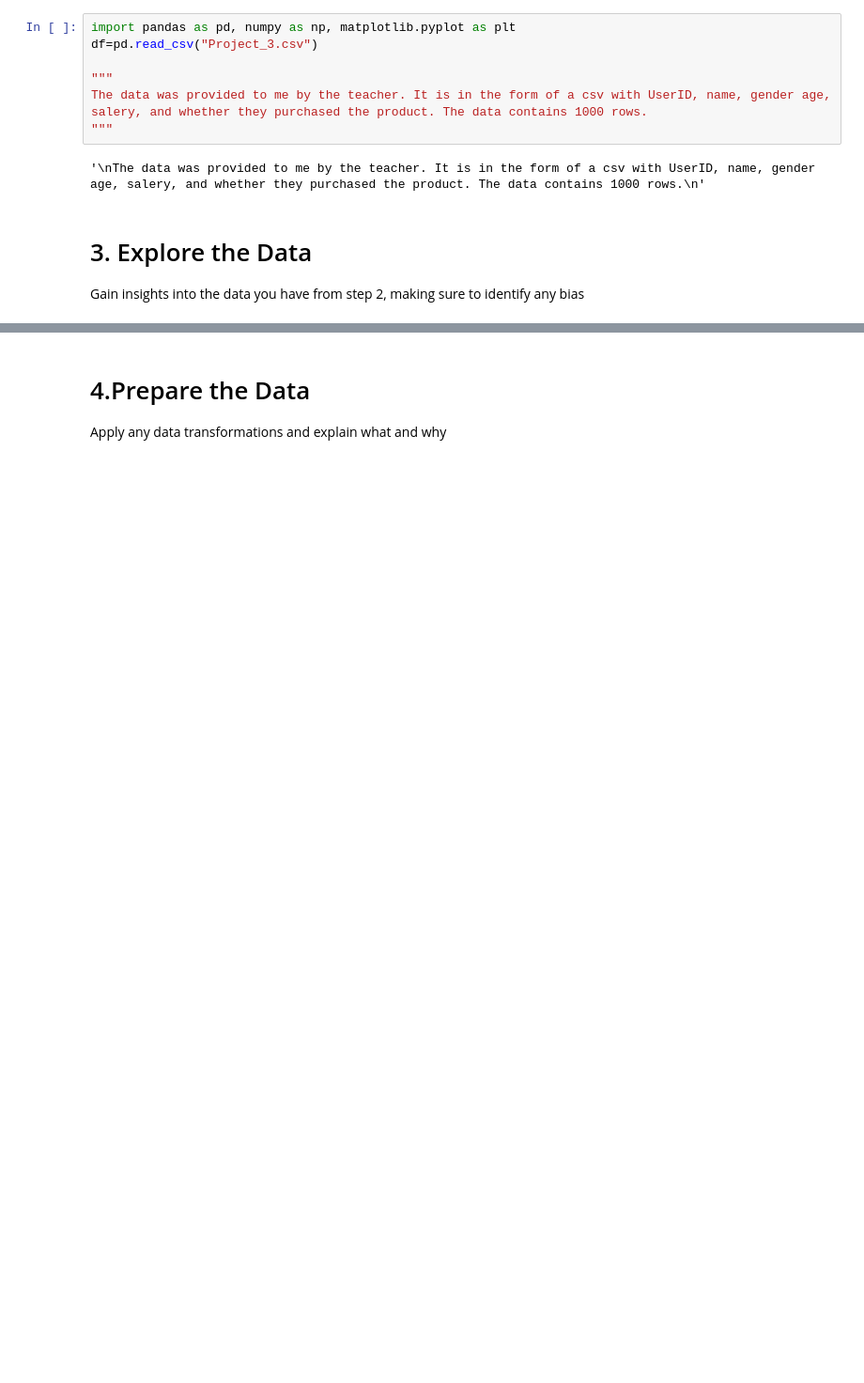
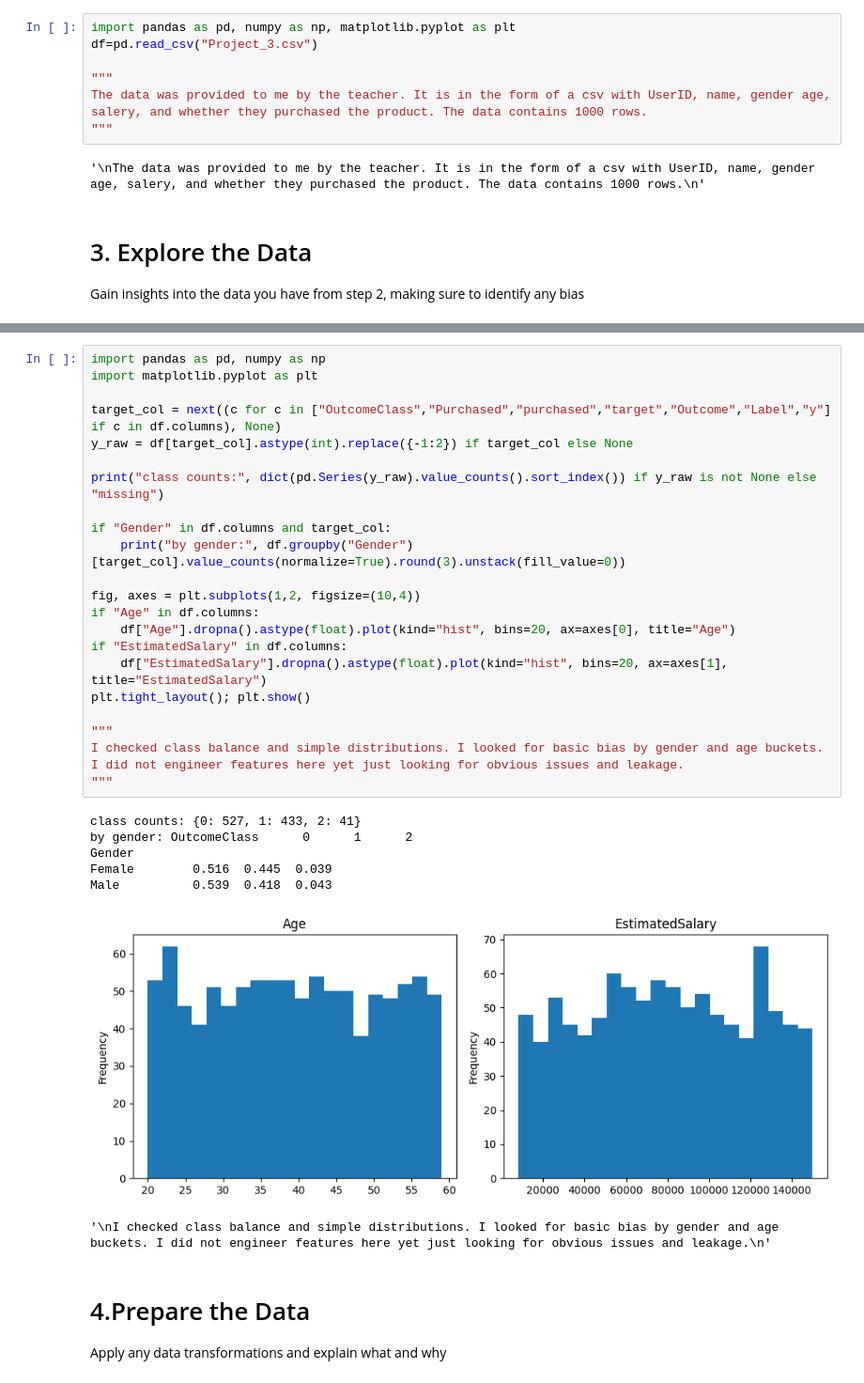
Before and after one commit to Andrey199123/Machine-Learning, a Jupyter notebook: Project_3/Project_3.ipynb, the cells around one changed output, grey strips where cells are left out. Shown: that part at 94% size. Cells and saved outputs as stored; diff of their text form; blank space fills up the shorter version.

```diff
--- a/Project_3/Project_3.ipynb
+++ b/Project_3/Project_3.ipynb
@@ -76,3 +51,33 @@ Therefore, I plan on exponentiating the data to see if that feature can help me
+# %%
+import pandas as pd, numpy as np
+import matplotlib.pyplot as plt
+
+target_col = next((c for c in ["OutcomeClass","Purchased","purchased","target","Outcome","Label","y"] if c in df.columns), None)
+y_raw = df[target_col].astype(int).replace({-1:2}) if target_col else None
+
+print("class counts:", dict(pd.Series(y_raw).value_counts().sort_index()) if y_raw is not None else "missing")
+
+if "Gender" in df.columns and target_col:
+    print("by gender:", df.groupby("Gender")[target_col].value_counts(normalize=True).round(3).unstack(fill_value=0))
+
+fig, axes = plt.subplots(1,2, figsize=(10,4))
+if "Age" in df.columns:
+    df["Age"].dropna().astype(float).plot(kind="hist", bins=20, ax=axes[0], title="Age")
+if "EstimatedSalary" in df.columns:
+    df["EstimatedSalary"].dropna().astype(float).plot(kind="hist", bins=20, ax=axes[1], title="EstimatedSalary")
+plt.tight_layout(); plt.show()
+
+"""
+I checked class balance and simple distributions. I looked for basic bias by gender and age buckets. I did not engineer features here yet just looking for obvious issues and leakage.
+"""
+# %% [output]
+class counts: {0: 527, 1: 433, 2: 41}
+by gender: OutcomeClass      0      1      2
+Gender
+Female        0.516  0.445  0.039
+Male          0.539  0.418  0.043
+[figure, added]
+'\nI checked class balance and simple distributions. I looked for basic bias by gender and age buckets. I did not engineer features here yet just looking for obvious issues and leakage.\n'
 # %% [markdown]
 # 4.Prepare the Data
 
```
Also changed, not shown: parts of 8 cells of this notebook.
